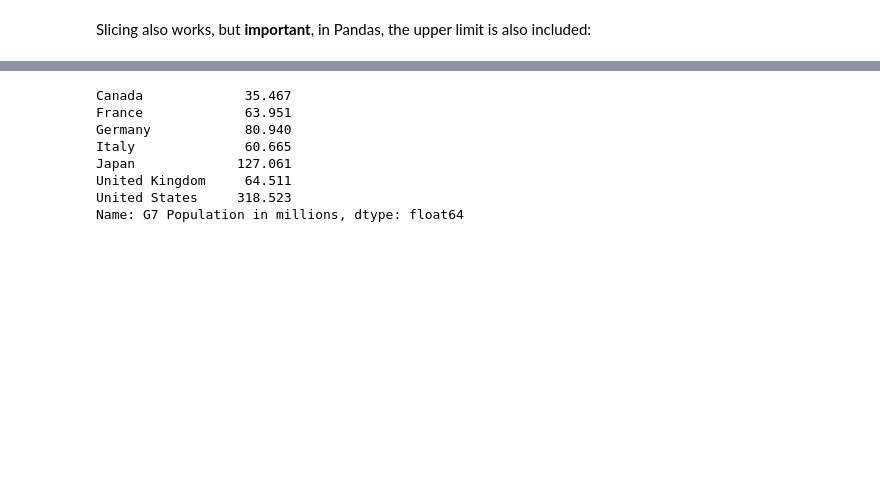
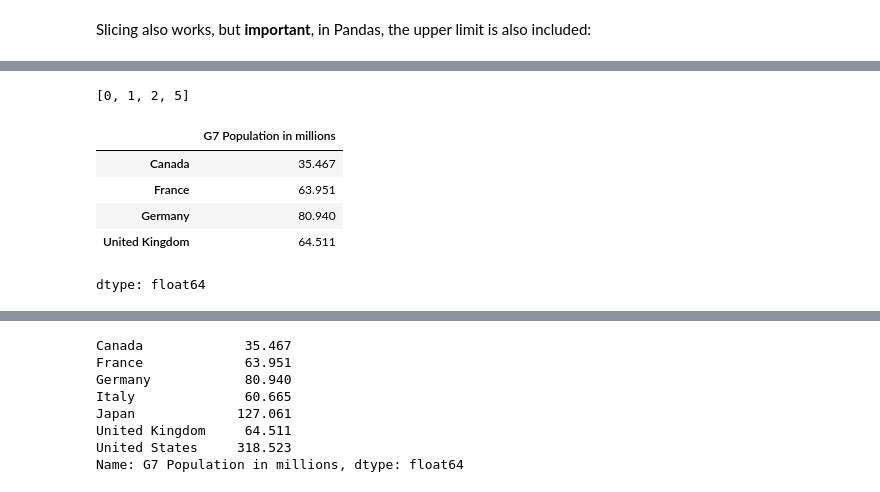
Before and after one commit to zhuowang0607/freecodecamp-intro-to-pandas, a Jupyter notebook: 1 - Pandas - Series.ipynb, the cells around one changed output, grey strips where cells are left out. Saved outputs shown, nothing was run; the diff lists cells and outputs as text; code cells hidden in the pictures; blank space fills up the shorter version.

```diff
--- a/1 - Pandas - Series.ipynb
+++ b/1 - Pandas - Series.ipynb
@@ -244,3 +262,17 @@ Name: G7 Population in millions, dtype: float64
+# %%
+desired_indices = list(range(0, 3)) + list(range(5, 6))
+desired_indices
+# %% [output]
+[0, 1, 2, 5]
+# %%
+g7_pop.iloc[desired_indices]
+# %% [output]
+|  | G7 Population in millions |
+| Canada | 35.467 |
+| France | 63.951 |
+| Germany | 80.940 |
+| United Kingdom | 64.511 |
+dtype: float64
 # %% [markdown]
 ![green-divider](https://user-images.githubusercontent.com/7065401/52071924-c003ad80-2562-11e9-8297-1c6595f8a7ff.png)
 
```
Also changed, not shown: parts of 19 cells of this notebook.
